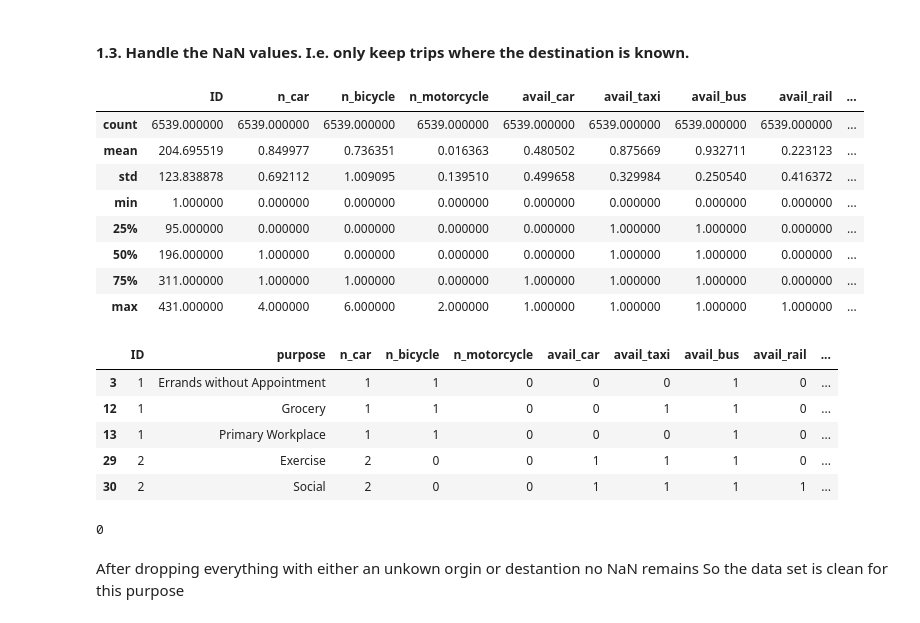
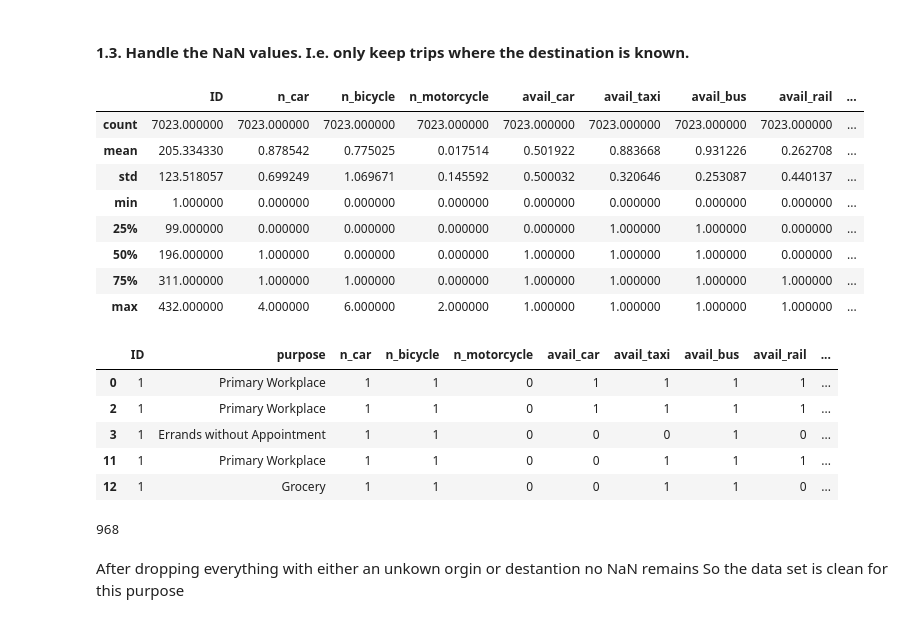
Before and after one commit to alexjansink/Q2_2023, a Jupyter notebook: Assigments/assignment_02/assignment_02.ipynb, the cells around one changed output. Saved outputs shown, nothing was run; the diff lists cells and outputs as text; code cells hidden in the pictures.

```diff
--- a/Assigments/assignment_02/assignment_02.ipynb
+++ b/Assigments/assignment_02/assignment_02.ipynb
@@ -173,27 +174,31 @@ display(zones.describe())
 # %% [markdown]
 #### 1.3. Handle the NaN values. I.e. only keep trips where the **destination** is known.
 # %%
-datatest = data.dropna(subset= ["Origin_lsoa_name","Destination_lsoa_name"])
+#Removes the data frames with unkown Origin and Destination.
+#This will be done because it can't be corrected with correction manners
+
+datatest = data.dropna(subset= ["Destination_lsoa_name"])
 display(datatest.describe())
 display(datatest.head())
 display(datatest.isna().sum().sum())
+#no NaN remains after removing those
 # %% [output]
 |  | ID | n_car | n_bicycle | n_motorcycle | avail_car | avail_taxi | avail_bus | avail_rail | ... |
-| count | 6539.000000 | 6539.000000 | 6539.000000 | 6539.000000 | 6539.000000 | 6539.000000 | 6539.000000 | 6539.000000 | ... |
-| mean | 204.695519 | 0.849977 | 0.736351 | 0.016363 | 0.480502 | 0.875669 | 0.932711 | 0.223123 | ... |
-| std | 123.838878 | 0.692112 | 1.009095 | 0.139510 | 0.499658 | 0.329984 | 0.250540 | 0.416372 | ... |
+| count | 7023.000000 | 7023.000000 | 7023.000000 | 7023.000000 | 7023.000000 | 7023.000000 | 7023.000000 | 7023.000000 | ... |
+| mean | 205.334330 | 0.878542 | 0.775025 | 0.017514 | 0.501922 | 0.883668 | 0.931226 | 0.262708 | ... |
+| std | 123.518057 | 0.699249 | 1.069671 | 0.145592 | 0.500032 | 0.320646 | 0.253087 | 0.440137 | ... |
 | min | 1.000000 | 0.000000 | 0.000000 | 0.000000 | 0.000000 | 0.000000 | 0.000000 | 0.000000 | ... |
-| 25% | 95.000000 | 0.000000 | 0.000000 | 0.000000 | 0.000000 | 1.000000 | 1.000000 | 0.000000 | ... |
-| 50% | 196.000000 | 1.000000 | 0.000000 | 0.000000 | 0.000000 | 1.000000 | 1.000000 | 0.000000 | ... |
-| 75% | 311.000000 | 1.000000 | 1.000000 | 0.000000 | 1.000000 | 1.000000 | 1.000000 | 0.000000 | ... |
-| max | 431.000000 | 4.000000 | 6.000000 | 2.000000 | 1.000000 | 1.000000 | 1.000000 | 1.000000 | ... |
+| 25% | 99.000000 | 0.000000 | 0.000000 | 0.000000 | 0.000000 | 1.000000 | 1.000000 | 0.000000 | ... |
+| 50% | 196.000000 | 1.000000 | 0.000000 | 0.000000 | 1.000000 | 1.000000 | 1.000000 | 0.000000 | ... |
+| 75% | 311.000000 | 1.000000 | 1.000000 | 0.000000 | 1.000000 | 1.000000 | 1.000000 | 1.000000 | ... |
+| max | 432.000000 | 4.000000 | 6.000000 | 2.000000 | 1.000000 | 1.000000 | 1.000000 | 1.000000 | ... |
 |  | ID | purpose | n_car | n_bicycle | n_motorcycle | avail_car | avail_taxi | avail_bus | avail_rail | ... |
+| 0 | 1 | Primary Workplace | 1 | 1 | 0 | 1 | 1 | 1 | 1 | ... |
+| 2 | 1 | Primary Workplace | 1 | 1 | 0 | 1 | 1 | 1 | 1 | ... |
 | 3 | 1 | Errands without Appointment | 1 | 1 | 0 | 0 | 0 | 1 | 0 | ... |
+| 11 | 1 | Primary Workplace | 1 | 1 | 0 | 0 | 1 | 1 | 1 | ... |
 | 12 | 1 | Grocery | 1 | 1 | 0 | 0 | 1 | 1 | 0 | ... |
-| 13 | 1 | Primary Workplace | 1 | 1 | 0 | 0 | 0 | 1 | 0 | ... |
-| 29 | 2 | Exercise | 2 | 0 | 0 | 1 | 1 | 1 | 0 | ... |
-| 30 | 2 | Social | 2 | 0 | 0 | 1 | 1 | 1 | 1 | ... |
-0
+968
 # %% [markdown]
 After dropping everything with either an unkown orgin or destantion no NaN remains
 So the data set is clean for this purpose
```
Also changed, not shown: parts of 29 cells of this notebook.
